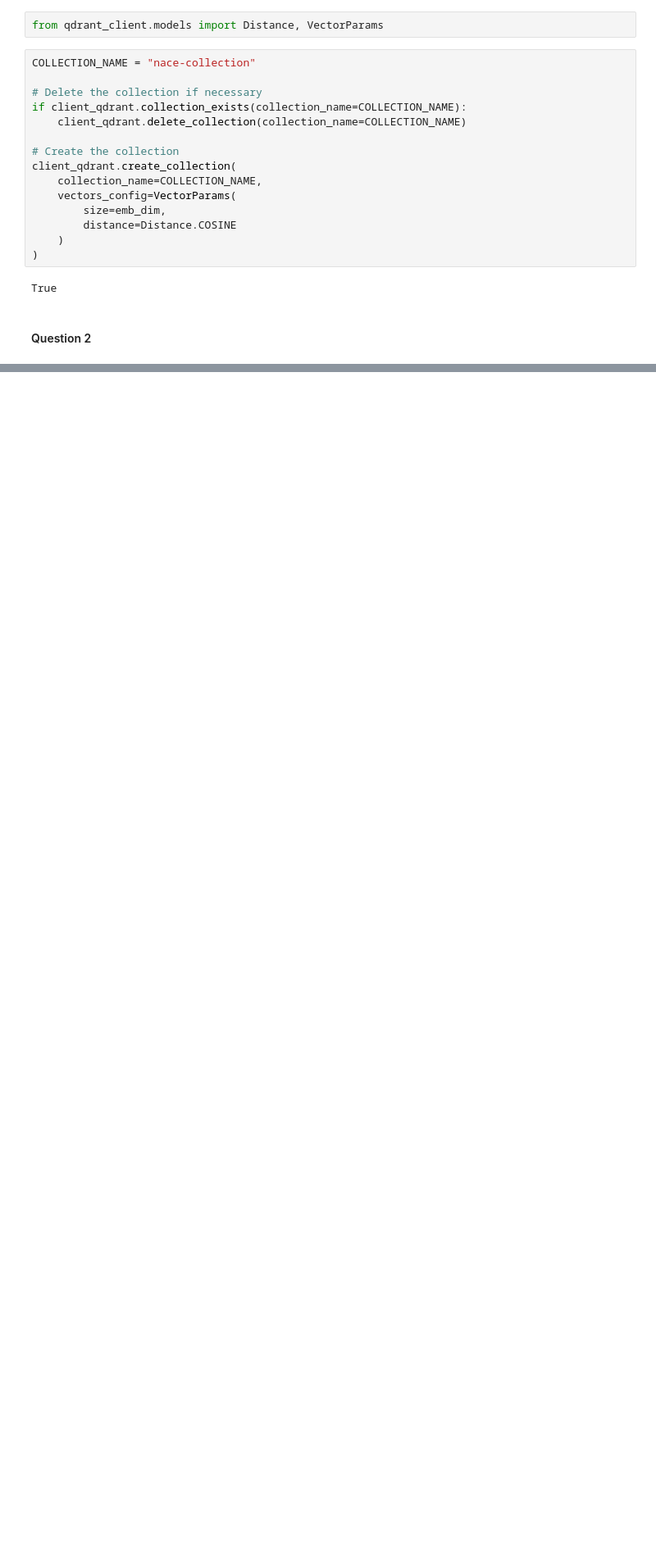
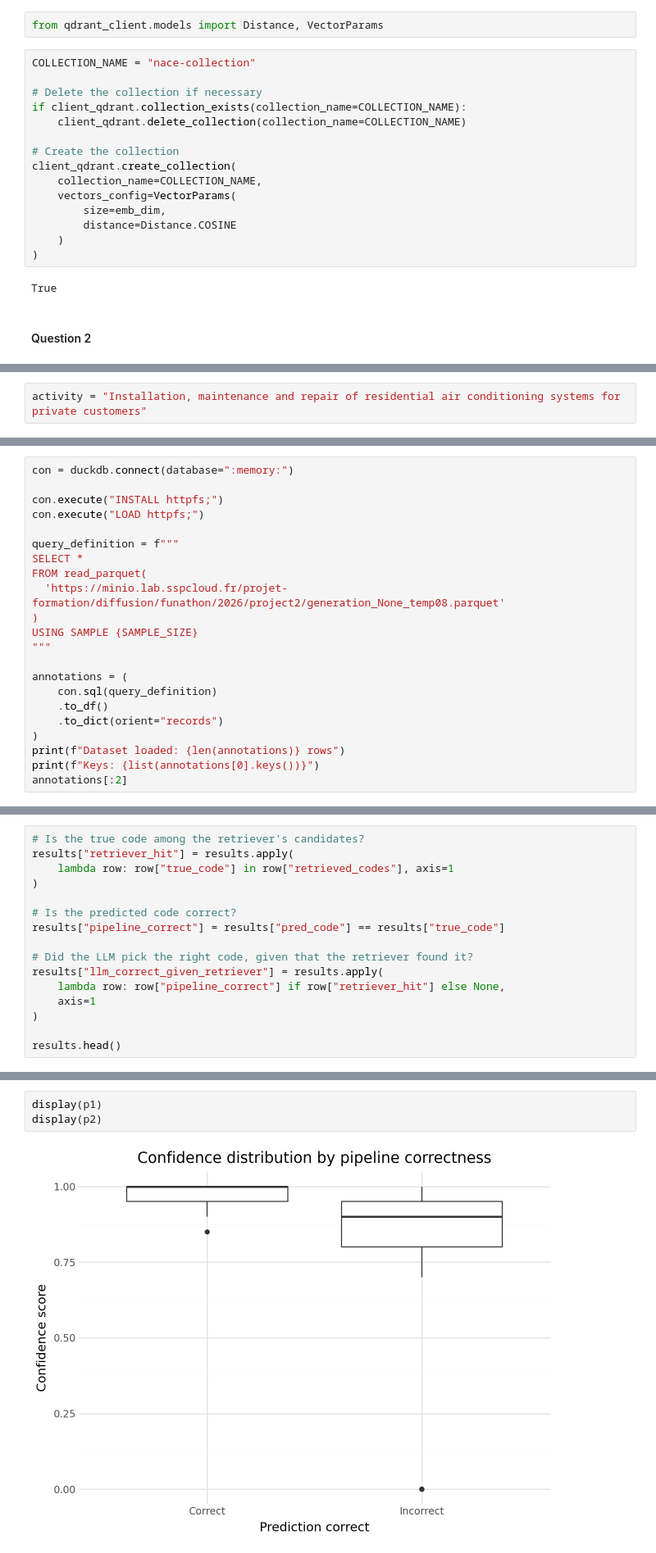
Before and after one commit to dstjck/funathon-project2, a Jupyter notebook: funathon_project2.ipynb, the cells around one changed output, grey strips where cells are left out. Shown at 82% size. Drawn from its saved outputs; the diff is of its cells as text; blank space fills up the shorter version.

```diff
--- a/funathon_project2.ipynb
+++ b/funathon_project2.ipynb
@@ -764,0 +1122,2 @@ True
+# %%
+activity = "Installation, maintenance and repair of residential air conditioning systems for private customers"
@@ -764,0 +1236,22 @@ True
+# %%
+con = duckdb.connect(database=":memory:")
+
+con.execute("INSTALL httpfs;")
+con.execute("LOAD httpfs;")
+
+query_definition = f"""
+SELECT *
+FROM read_parquet(
+  'https://minio.lab.sspcloud.fr/projet-formation/diffusion/funathon/2026/project2/generation_None_temp08.parquet'
+)
+USING SAMPLE {SAMPLE_SIZE}
+"""
+
+annotations = (
+    con.sql(query_definition)
+    .to_df()
+    .to_dict(orient="records")
+)
+print(f"Dataset loaded: {len(annotations)} rows")
+print(f"Keys: {list(annotations[0].keys())}")
+annotations[:2]
@@ -764,0 +1388,16 @@ True
+# %%
+# Is the true code among the retriever's candidates?
+results["retriever_hit"] = results.apply(
+    lambda row: row["true_code"] in row["retrieved_codes"], axis=1
+)
+
+# Is the predicted code correct?
+results["pipeline_correct"] = results["pred_code"] == results["true_code"]
+
+# Did the LLM pick the right code, given that the retriever found it?
+results["llm_correct_given_retriever"] = results.apply(
+    lambda row: row["pipeline_correct"] if row["retriever_hit"] else None,
+    axis=1
+)
+
+results.head()
@@ -764,0 +1544,5 @@ True
+# %%
+display(p1)
+display(p2)
+# %% [output]
+[figure, added]
```
Also changed, not shown: parts of 66 cells of this notebook.
